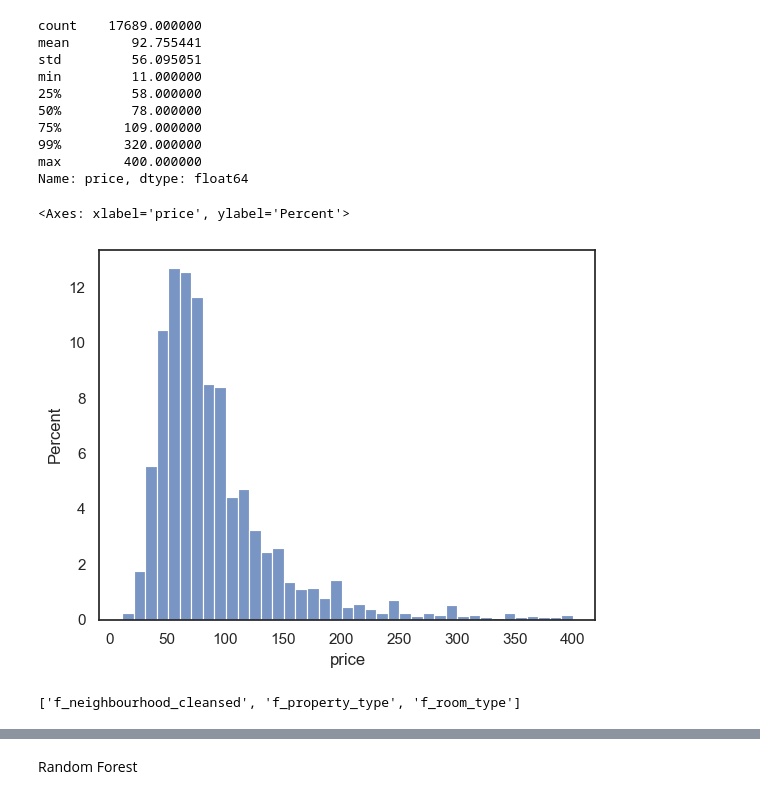
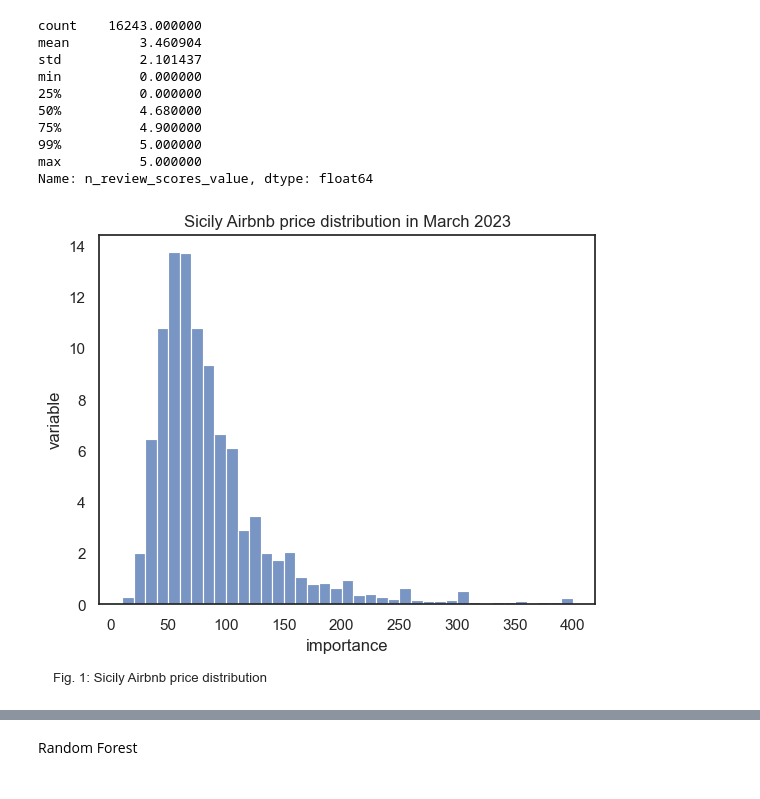
Before and after one commit to viethngn/Data_Analysis_3_ECBS5171, a Jupyter notebook: assignment2/assignment2_viethngn.ipynb, the cells around one changed output, grey strips where cells are left out. Saved outputs shown, nothing was run; the diff lists cells and outputs as text; code cells hidden in the pictures.

```diff
--- a/assignment2/assignment2_viethngn.ipynb
+++ b/assignment2/assignment2_viethngn.ipynb
@@ -47,10 +46,13 @@ def get_cleaned_data(src: str) -> pd.DataFrame:
 
     # Filter the data for:
     #
-    working_sample = df[['id','name','host_id','host_name','host_since','host_is_superhost','host_listings_count','host_total_listings_count','host_has_profile_pic','host_identity_verified','neighbourhood_cleansed','property_type','room_type','accommodates','bathrooms_text','beds','price','minimum_nights','maximum_nights','number_of_reviews','review_scores_rating','review_scores_accuracy','review_scores_cleanliness','review_scores_checkin','review_scores_communication','review_scores_location','review_scores_value','instant_bookable','reviews_per_month']][(df['price'].notna())
+    # new apartment not on market so no need to care about reviews
+    working_sample = df[['id','name','host_id','host_name','host_since','host_is_superhost','host_listings_count','host_total_listings_count','host_has_profile_pic','host_identity_verified','neighbourhood_cleansed','property_type','room_type','accommodates','bathrooms_text','bedrooms','beds','amenities','price','minimum_nights','maximum_nights','number_of_reviews','review_scores_value','instant_bookable']
+                        ][(df['price'].notna())
                         & (df['beds'].notna())
                         & (df['host_is_superhost'].notna())
                         & (df['bathrooms_text'].notna())
+                        & (df['room_type'] != 'Hotel room')
                         & (df['accommodates'] <= 6) & (df['accommodates'] >= 2)
                         & (df['neighbourhood_cleansed'].isin(['Palermo', 'Catania', 'Gravina di Catania', 'San Gregorio di Catania', 'Militello in Val di Catania', 'Messina', 'Taormina', 'Realmonte', 'Agrigento', 'Siracusa', 'Cefal', 'Monreale', 'Ragusa', 'Modica']))]
 
@@ -75,27 +77,39 @@ def get_cleaned_data(src: str) -> pd.DataFrame:
     # add numerical variable for number of bath
     working_sample['n_bathrooms'] = working_sample['bathrooms_text'].apply(lambda x: 0.5 if 'half-bath' in x.lower() else float(x.lower().split()[0]))
 
+    # clean the property type and room type
+    working_sample['property_type'] = working_sample['property_type'].apply(lambda x: x.lower().replace('entire ', '').replace('private room ', '').replace('shared room ', '').replace('room in ', '').replace('in ', ''))
+    working_sample['room_type'] = working_sample['room_type'].apply(lambda x: x.lower())
+
+    # add amenities columns
+    working_sample['d_entertainment'] = working_sample['amenities'].apply(lambda x: 1 if 'tv' in x.lower() or 'game' in x.lower() or 'roku' in x.lower() or 'disney' in x.lower() or 'netflix' in x.lower() or 'nintendo' in x.lower() or'chromecast' in x.lower() or 'alexa' in x.lower() or 'sound' in x.lower() else 0)
+    working_sample['d_wifi'] = working_sample['amenities'].apply(lambda x: 1 if 'wifi' in x.lower() else 0)
+    working_sample['d_kitchenware'] = working_sample['amenities'].apply(lambda x: 1 if 'fridge' in x.lower() or 'freezer' in x.lower() or 'stove' in x.lower() or 'coffee' in x.lower() or 'oven' in x.lower() or 'blender' in x.lower() or 'grill' in x.lower() or 'dishwasher' in x.lower() else 0)
+    working_sample['d_washer'] = working_sample['amenities'].apply(lambda x: 1 if ('washer' in x.lower() or 'dryer' in x.lower() or 'drying' in x.lower()) else 0)
+    working_sample['d_sauna_hot_tub'] = working_sample['amenities'].apply(lambda x: 1 if 'sauna' in x.lower() or 'tub' in x.lower() else 0)
+    working_sample['d_pool'] = working_sample['amenities'].apply(lambda x: 1 if ' pool' in x.lower() or 'Pool' in x else 0)
+    working_sample['d_aircon'] = working_sample['amenities'].apply(lambda x: 1 if 'air con' in x.lower() else 0)
+    working_sample['d_heating'] = working_sample['amenities'].apply(lambda x: 1 if 'heating' in x.lower() else 0)
+    working_sample['d_scenic_view_access'] = working_sample['amenities'].apply(lambda x: 1 if 'view' in x.lower() or 'access' in x.lower() else 0)
+    working_sample['d_parking'] = working_sample['amenities'].apply(lambda x: 1 if 'parking' in x.lower() or 'carport' in x.lower() else 0)
+    working_sample['d_pets_allowed'] = working_sample['amenities'].apply(lambda x: 1 if 'pets allowed' in x.lower() else 0)
+    working_sample['d_patio_balcony'] = working_sample['amenities'].apply(lambda x: 1 if 'patio' in x.lower() or 'balcony' in x.lower() else 0)
+    working_sample['d_bodyshower'] = working_sample['amenities'].apply(lambda x: 1 if 'shampoo' in x.lower() or 'conditioner' in x.lower() or 'soap' in x.lower() or 'gel' in x.lower() else 0)
+
     # rename numerical and categorical columns to have prefix
     working_sample.rename(columns={
         # 'host_listings_count': 'n_host_listings_count',
         # 'host_total_listings_count': 'n_host_total_listings_count',
         'accommodates': 'n_accommodates',
+        'bedrooms': 'n_bedrooms',
         'beds': 'n_beds',
         'minimum_nights': 'n_minimum_nights',
         'maximum_nights': 'n_maximum_nights',
-        # new apartment not on market so no need to care about reviews
-        # 'number_of_reviews': 'n_number_of_reviews',
-        # 'reviews_per_month': 'n_reviews_per_month',
-        # 'review_scores_rating': 'n_review_scores_rating',
-        # 'review_scores_accuracy': 'n_review_scores_accuracy',
-        # 'review_scores_cleanliness': 'n_review_scores_cleanliness',
-        # 'review_scores_checkin': 'n_review_scores_checkin',
-        # 'review_scores_communication': 'n_review_scores_communication',
-        # 'review_scores_location': 'n_review_scores_location',
-        # 'review_scores_value': 'n_review_scores_value',
         'neighbourhood_cleansed': 'f_neighbourhood_cleansed',
         'property_type': 'f_property_type',
-        'room_type': 'f_room_type'
+        'room_type': 'f_room_type',
+        'review_scores_value': 'n_review_scores_value',
+        'number_of_reviews': 'n_number_of_reviews'
     }, inplace=True)
 
     del df
@@ -140,24 +154,27 @@ work_df.head()
 # %%
-work_df.price.describe(percentiles=[.25, .5, .75, .99])
+work_df.n_review_scores_value.describe(percentiles=[.25, .5, .75, .99])
 # %% [output]
-count    17689.000000
-mean        92.755441
-std         56.095051
-min         11.000000
-25%         58.000000
-50%         78.000000
-75%        109.000000
-99%        320.000000
-max        400.000000
-Name: price, dtype: float64
+count    16243.000000
+mean         3.460904
+std          2.101437
+min          0.000000
+25%          0.000000
+50%          4.680000
+75%          4.900000
+99%          5.000000
+max          5.000000
+Name: n_review_scores_value, dtype: float64
 # %%
 sns.set(style="white")
-sns.histplot(
+price_plot, ax3 = plt.subplots()
+price_fig = sns.histplot(
     data = work_df,
     x = 'price', stat='percent', binwidth=10)
+price_fig.set(title='Sicily Airbnb price distribution in March 2023', xlabel="importance", ylabel="variable")
+ax3.text(-50, -3, 'Fig. 1: Sicily Airbnb price distribution', size=9.5)
+price_plot.show()
 # %% [output]
-<Axes: xlabel='price', ylabel='Percent'>
-[figure, old version]
+[figure, new version]
 # %%
 categorical_columns = [col for col in work_df.columns if col.startswith("f_")]
 numerical_columns = [col for col in work_df.columns if col.startswith("n_") or col.startswith("d_")]
@@ -177,7 +194,3 @@ for i in categorical_columns + numerical_columns:
             continue
         else:
             interactions.append(i + '*' + k)
-# %%
-categorical_columns
-# %% [output]
-['f_neighbourhood_cleansed', 'f_property_type', 'f_room_type']
```
Also changed, not shown: parts of 37 cells of this notebook.
